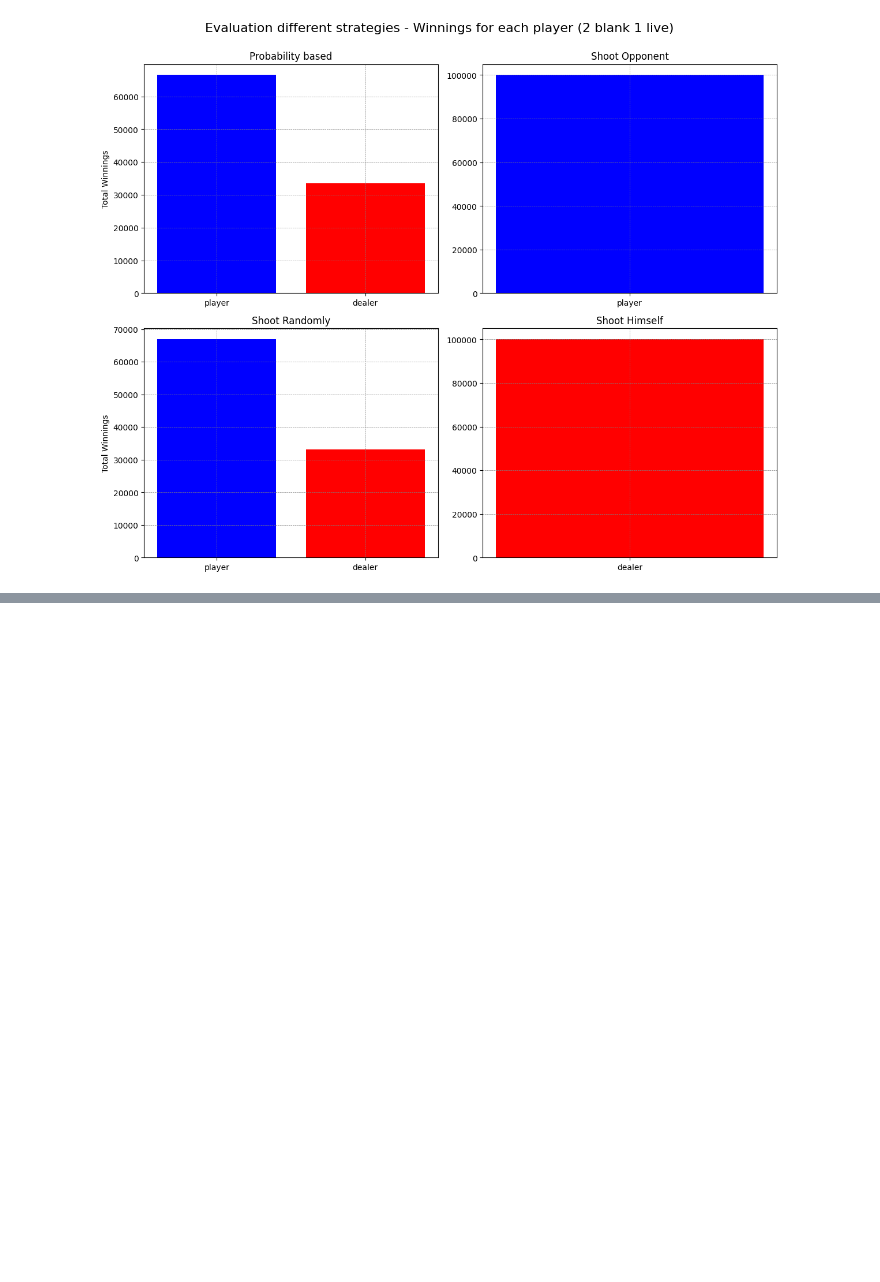
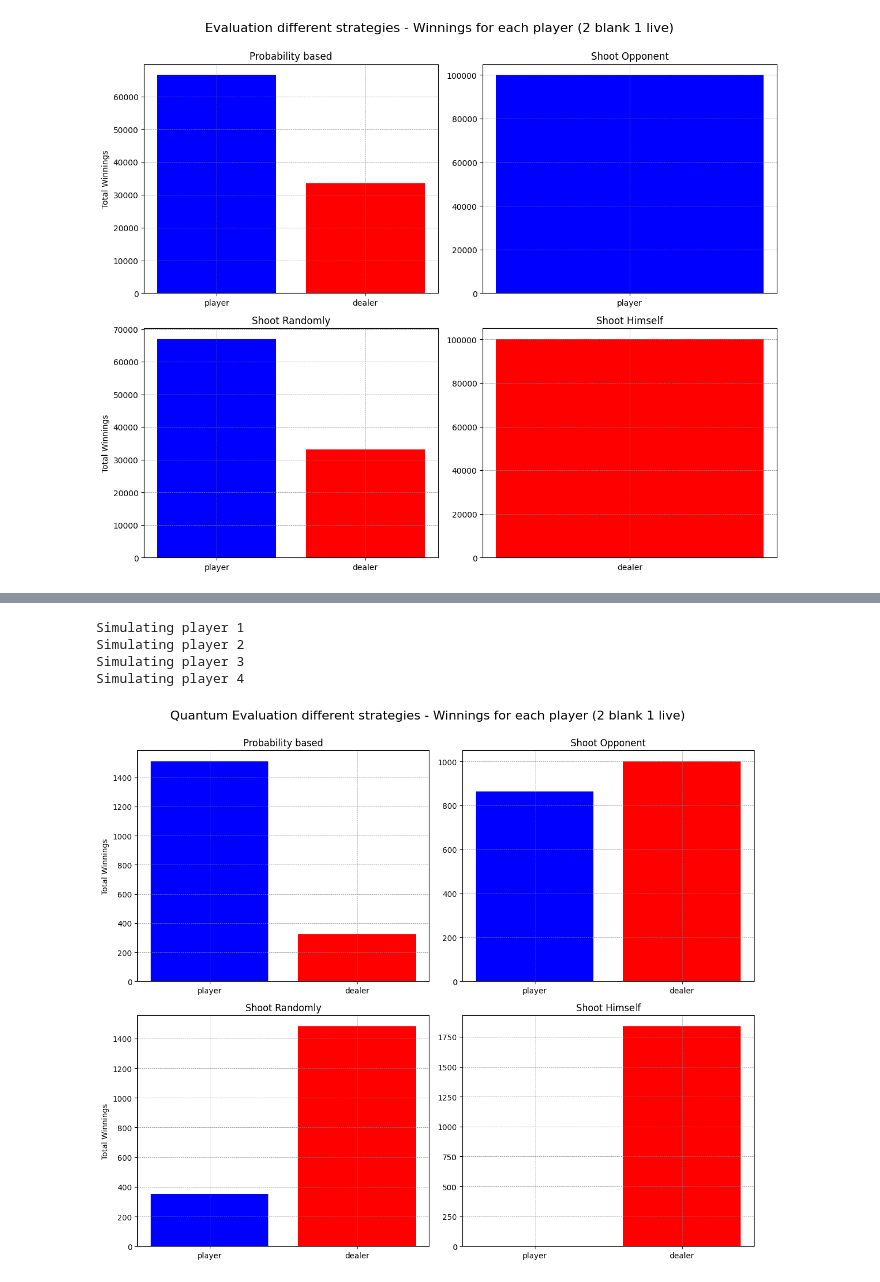
Before and after one commit to Dpbm/qbuck, a Jupyter notebook: buckshot-roulette.ipynb, the cells around one changed output, grey strips where cells are left out. Saved outputs shown, nothing was run; the diff lists cells and outputs as text; code cells hidden in the pictures; blank space fills up the shorter version.

Commit message:
quantum version

```diff
--- a/buckshot-roulette.ipynb
+++ b/buckshot-roulette.ipynb
@@ -657,0 +335,24 @@ plt.show()
+# %%
+for i,player in enumerate((player1, player2, player3, player4)):
+    qc = buckshot_roulette(player, dealer, gun)
+    qc.draw('mpl', style="clifford", filename="quantum-buckshot-roulette-player-strategy-%d.png"%(i+1))
+# %%
+sim = AerSimulator()
+sampler = SamplerV2()
+pm = generate_preset_pass_manager(backend=sim, optimization_level=2)
+# %%
+results = []
+
+for i,player in enumerate((player1, player2, player3, player4)):
+    print("Simulating player %d"%(i+1))
+    qc = buckshot_roulette(player, dealer, gun)
+    isa_qc = pm.run(qc)
+
+    result = sampler.run([isa_qc], shots=1000).result()[0]
+    measurements = dict(result.join_data().get_counts()),
+    results.append(measurements[0])
+# %% [output]
+Simulating player 1
+Simulating player 2
+Simulating player 3
+Simulating player 4
@@ -657,0 +362,17 @@ plt.show()
+# %%
+# clean results
+winnings = {}
+for i,result in enumerate(results):
+    strategy_handle = 'strategy_%d'%(i+1)
+    winnings[strategy_handle] = {'player':0, 'dealer':0}
+
+    for bit_string, total in result.items():
+        dealer = list(bit_string[:3][::-1])
+        player = list(bit_string[3:][::-1])
+
+        for p,d in zip(player,dealer):
+
+            if(p == '1'):
+                winnings[strategy_handle]['dealer'] += total
+            elif(d == '1'):
+                winnings[strategy_handle]['player'] += total
@@ -657,0 +382,22 @@ plt.show()
+# %%
+
+plt.figure(figsize=(12,10))
+plt.suptitle("Quantum Evaluation different strategies - Winnings for each player (2 blank 1 live)", y=1, fontsize=16)
+
+
+for i,(result, strategy) in enumerate(zip(winnings.values(), ("Probability based", "Shoot Opponent", "Shoot Randomly", "Shoot Himself"))):
+    plt.subplot(2,2,i+1)
+
+    plt.title(strategy)
+
+    if(i % 2 == 0):
+        plt.ylabel("Total Winnings")
+
+    plt.bar(x=result.keys(), height=result.values(), label=colors.keys(), color=colors.values())
+    plt.grid(color='gray', linestyle='--', linewidth=0.5, which='both')
+
+plt.tight_layout()
+plt.savefig("2-blank-1-live-sim-quantum.png", bbox_inches="tight")
+plt.show()
+# %% [output]
+[figure, added]
```
Also changed, not shown: parts of 33 cells of this notebook, 7 other files.
